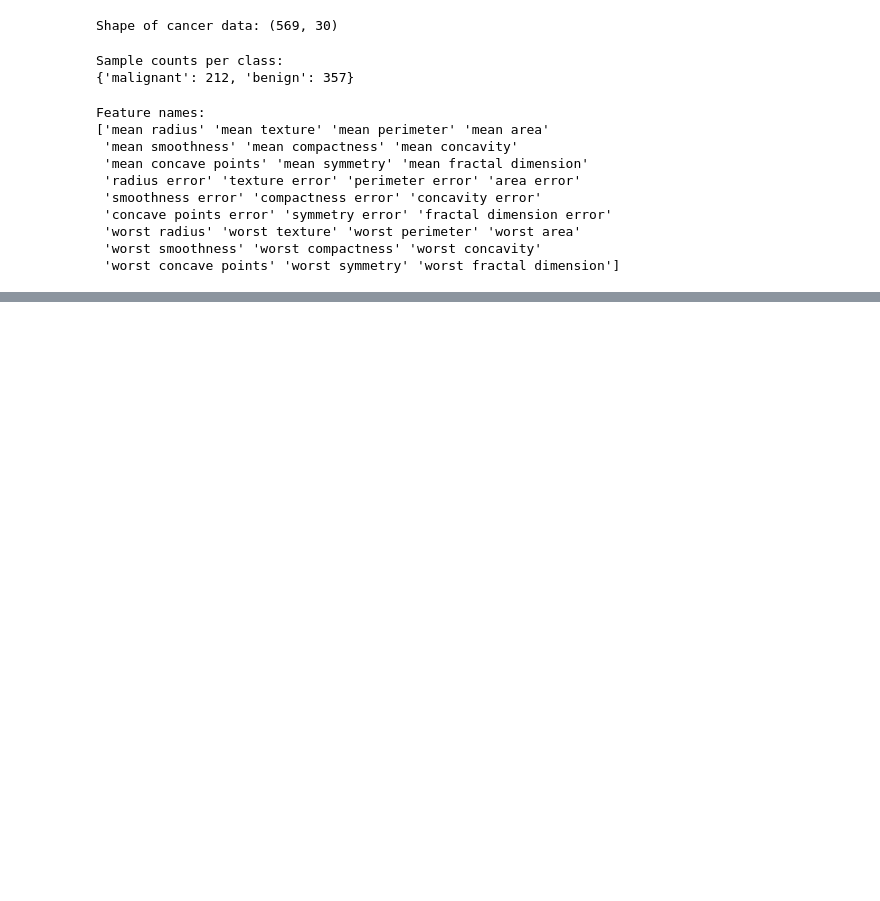
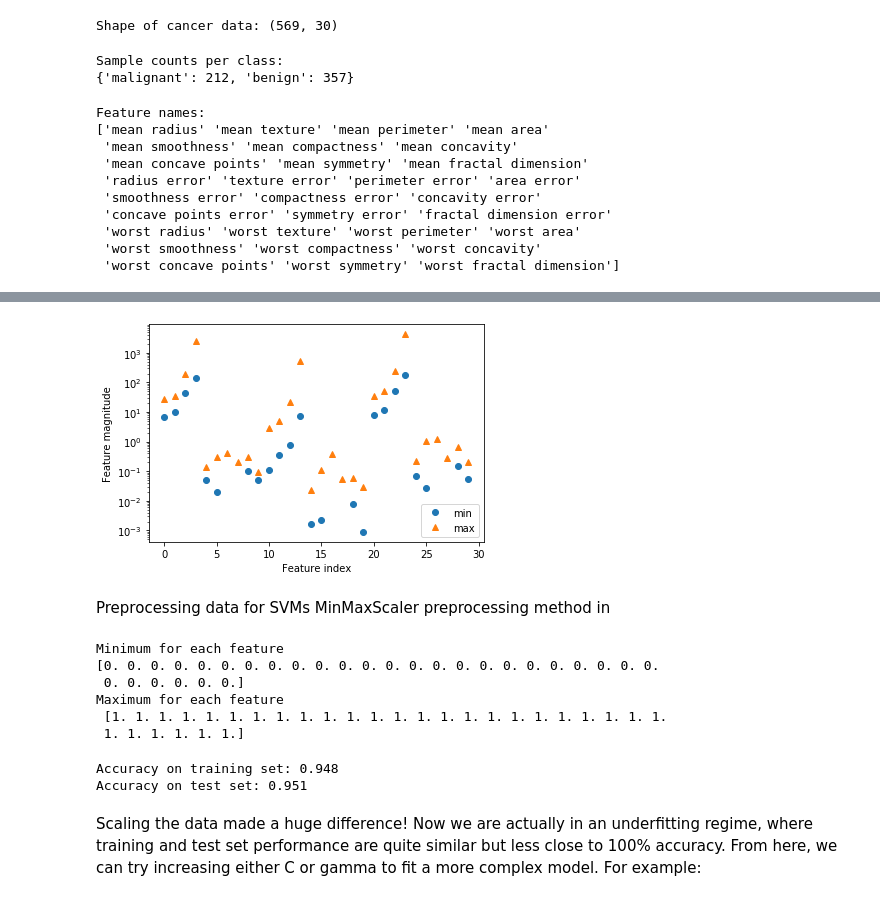
Before and after one commit to barto-ber/Machine-Learning-Projects, a Jupyter notebook: b_cancer.ipynb, the cells around one changed output, grey strips where cells are left out. Saved outputs shown, nothing was run; the diff lists cells and outputs as text; code cells hidden in the pictures; blank space fills up the shorter version.

```diff
--- a/b_cancer.ipynb
+++ b/b_cancer.ipynb
@@ -74,0 +207,31 @@ plt.legend()
+# %%
+plt.plot(X_train.min(axis=0), 'o', label="min")
+plt.plot(X_train.max(axis=0), '^', label="max")
+plt.legend(loc=4)
+plt.xlabel("Feature index")
+plt.ylabel("Feature magnitude")
+plt.yscale("log")
+# %% [output]
+[figure, added]
+# %% [markdown]
+Preprocessing data for SVMs
+MinMaxScaler preprocessing method in
+# %%
+# compute the minimum value per feature on the training set
+min_on_training = X_train.min(axis=0)
+
+# compute the range of each feature (max - min) on the training set
+range_on_training = (X_train - min_on_training).max(axis=0)
+
+# subtract the min, and divide by range
+# afterward, min=0 and max=1 for each feature
+X_train_scaled = (X_train - min_on_training) / range_on_training
+print("Minimum for each feature\n{}".format(X_train_scaled.min(axis=0)))
+print("Maximum for each feature\n {}".format(X_train_scaled.max(axis=0)))
+# %% [output]
+Minimum for each feature
+[0. 0. 0. 0. 0. 0. 0. 0. 0. 0. 0. 0. 0. 0. 0. 0. 0. 0. 0. 0. 0. 0. 0. 0.
+ 0. 0. 0. 0. 0. 0.]
+Maximum for each feature
+ [1. 1. 1. 1. 1. 1. 1. 1. 1. 1. 1. 1. 1. 1. 1. 1. 1. 1. 1. 1. 1. 1. 1. 1.
+ 1. 1. 1. 1. 1. 1.]
@@ -74,0 +242,17 @@ plt.legend()
+# %%
+svc = SVC()
+svc.fit(X_train_scaled, y_train)
+
+print("Accuracy on training set: {:.3f}".format(
+
+svc.score(X_train_scaled, y_train)))
+
+print("Accuracy on test set: {:.3f}".format(svc.score(X_test_scaled, y_test)))
+# %% [output]
+Accuracy on training set: 0.948
+Accuracy on test set: 0.951
+# %% [markdown]
+Scaling the data made a huge difference! Now we are actually in an underfitting
+regime, where training and test set performance are quite similar but less close to
+100% accuracy. From here, we can try increasing either C or gamma to fit a more complex
+model. For example:
```
Also changed, not shown: parts of 24 cells of this notebook.
